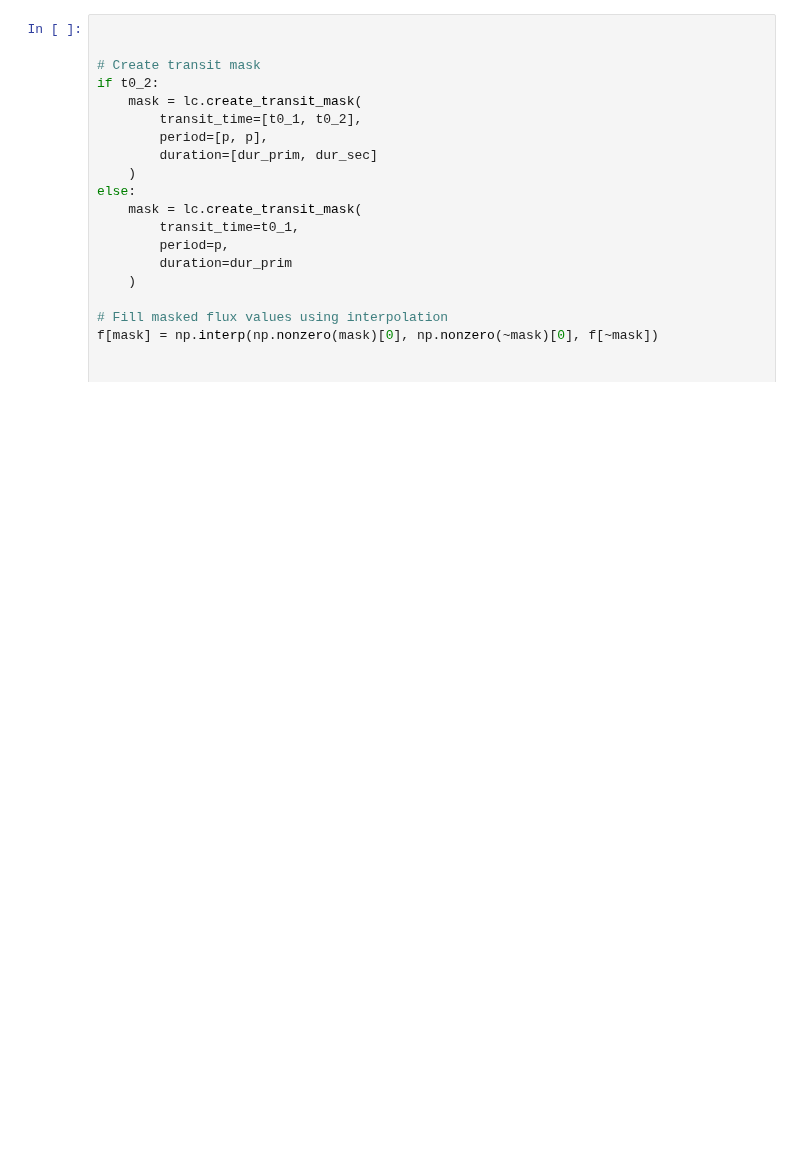
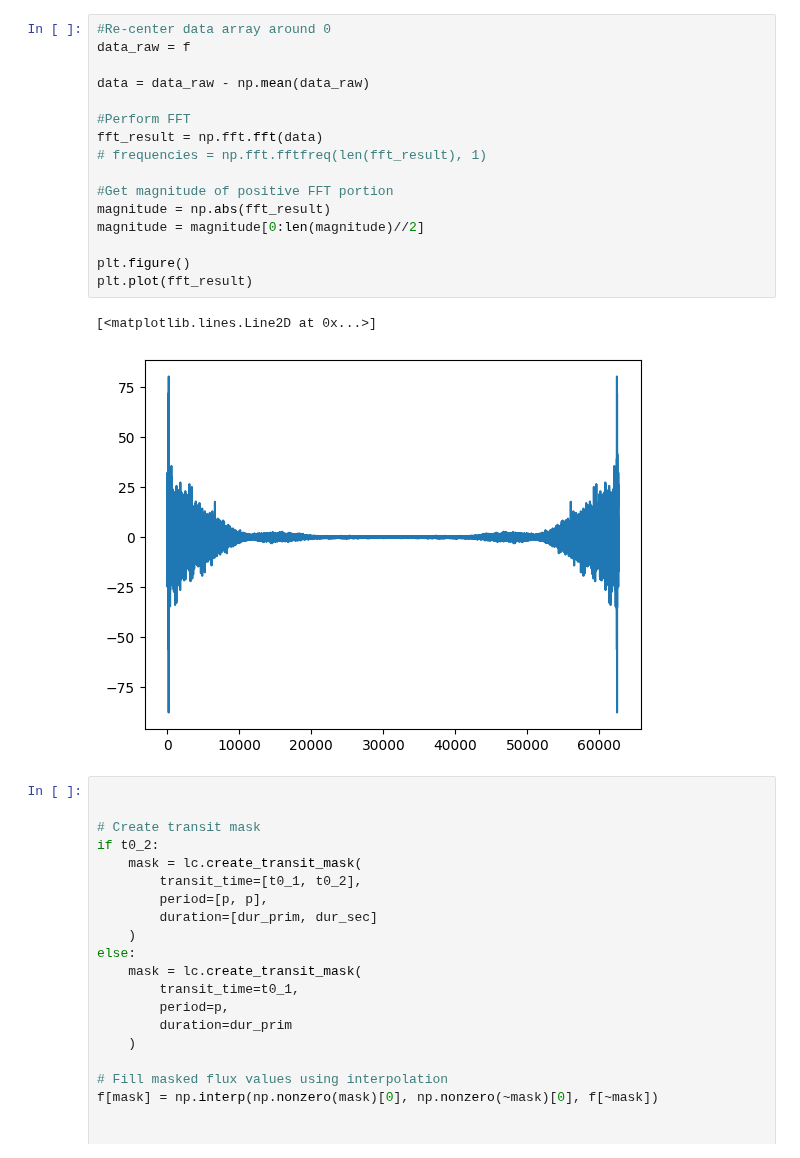
Before and after one commit to sfremy/astro_tools, a Jupyter notebook: prefold_automated.ipynb, the cells around one changed output. Cells and saved outputs as stored; diff of their text form; blank space fills up the shorter version.

```diff
--- a/prefold_automated.ipynb
+++ b/prefold_automated.ipynb
@@ -67,3 +63,22 @@ plt.plot(t,f)
+# %%
+#Re-center data array around 0
+data_raw = f
+
+data = data_raw - np.mean(data_raw)
+
+#Perform FFT
+fft_result = np.fft.fft(data)
+# frequencies = np.fft.fftfreq(len(fft_result), 1)
+
+#Get magnitude of positive FFT portion
+magnitude = np.abs(fft_result)
+magnitude = magnitude[0:len(magnitude)//2]
+
+plt.figure()
+plt.plot(fft_result)
+# %% [output]
+[<matplotlib.lines.Line2D at 0x...>]
+[figure, added]
 # %%
 
 
```
Also changed, not shown: parts of 3 cells of this notebook, 1 other file.
